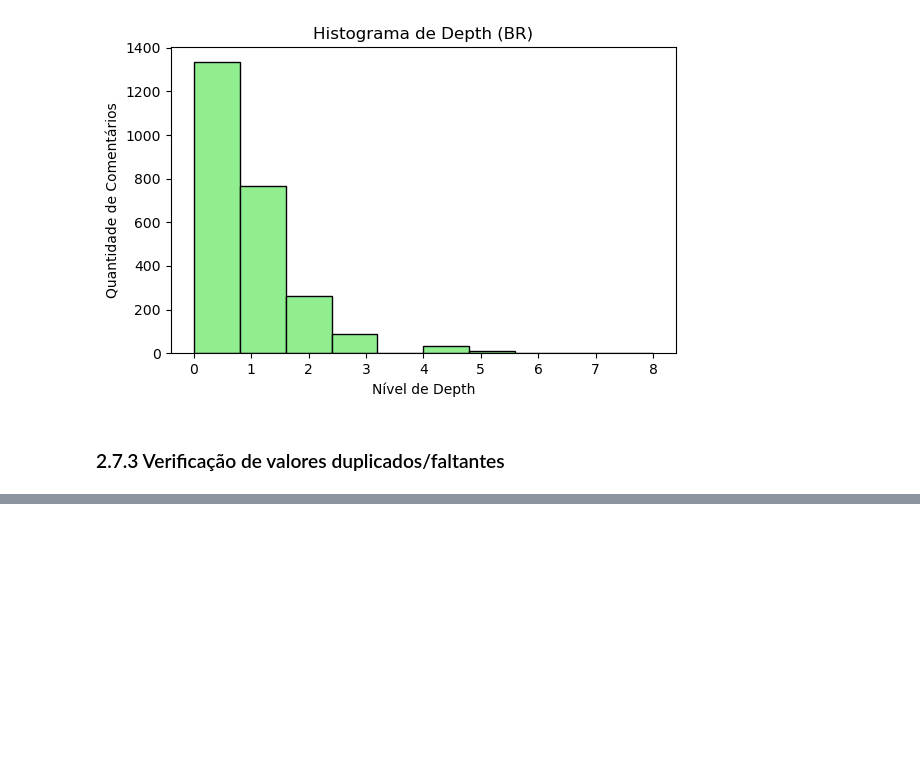
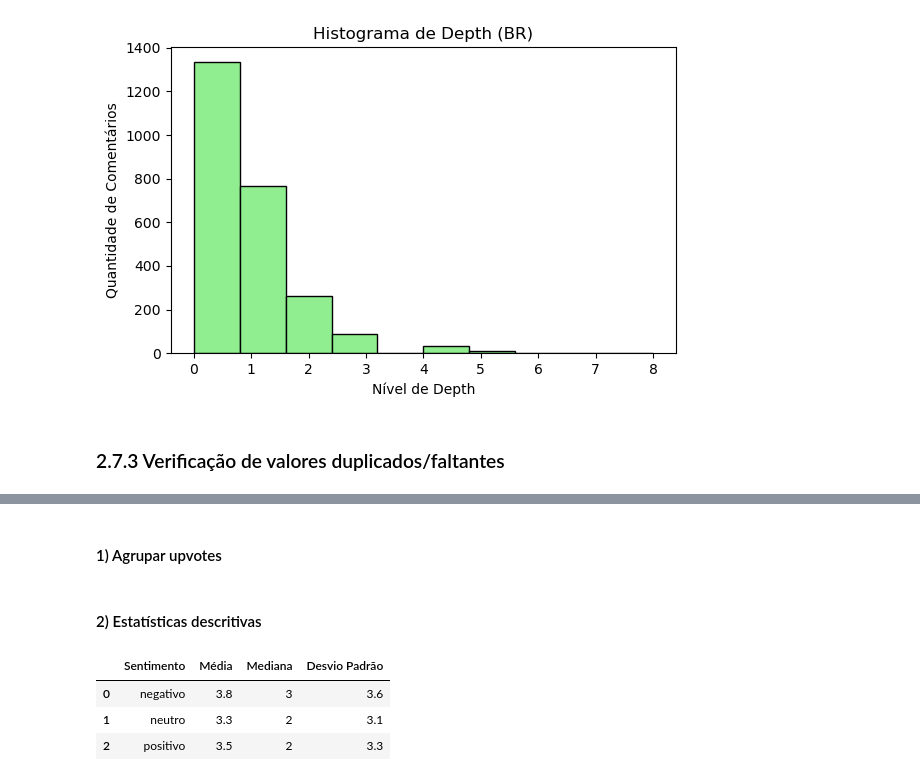
Before and after one commit to lucashsnery/Projeto-ICD, a Jupyter notebook: relatorio.ipynb, the cells around one changed output, grey strips where cells are left out. Cells and saved outputs as stored; diff of their text form; code cells hidden in the pictures; blank space fills up the shorter version.

```diff
--- a/relatorio.ipynb
+++ b/relatorio.ipynb
@@ -221,6 +234,12 @@ print(f"Duplicatas em BR:    {dup_br} de {len(df_br)} ({dup_br/len(df_br):.2%})\
 # Verificação de valores faltantes
 nulos = df_br['autor'].isna().sum()
 print(f"Comentários sem autor: (BR): {nulos} de {len(df_br)} ({nulos/len(df_br):.1%})\n")
+
+# Verificar valores mínimos e contagem de negativos
+for name, df in [('Geral', df_all), ('BR', df_br)]:
+    minimo = df['upvotes'].min()
+    qtd_neg = (df['upvotes'] < 0).sum()
+    print(f"{name}: upvotes mín: {minimo}, upvotes < 0: {qtd_neg}")
 # %% [output]
 Duplicatas em Geral: 434 de 12811 (3.39%)
 Duplicatas em BR:    52 de 2498 (2.08%)
@@ -228,0 +288,23 @@ Comentários sem autor: (BR): 68 de 2498 (2.7%)
+# %%
+for df in (df_all, df_br):
+    df.dropna(subset=['upvotes','depth'], inplace=True)
+
+
+def remove_outliers_iqr(df, col):
+    Q1 = df[col].quantile(0.25)
+    Q3 = df[col].quantile(0.75)
+    IQR = Q3 - Q1
+    low, high = Q1 - 1.5 * IQR, Q3 + 1.5 * IQR
+    return df[(df[col] >= low) & (df[col] <= high)]
+
+for name, df in [('Geral', df_all), ('BR', df_br)]:
+    before = len(df)
+    df_clean = remove_outliers_iqr(df, 'upvotes')
+    df_clean = remove_outliers_iqr(df_clean, 'depth')
+    after = len(df_clean)
+    print(f"{name}: {before} → {after} registros (removidos {(before-after)/before*100:.2f}%)")
+
+    if name == 'Geral':
+        df_all = df_clean.copy()
+    else:
+        df_br = df_clean.copy()
@@ -228,0 +392,23 @@ Comentários sem autor: (BR): 68 de 2498 (2.7%)
+# %% [markdown]
+#### 1) Agrupar upvotes
+# %%
+cats = ['negativo', 'neutro', 'positivo']  # ordem fixa
+groups = [df_all.loc[df_all['sentimento'] == c, 'upvotes'] for c in cats]
+# %% [markdown]
+#### 2) Estatísticas descritivas
+# %%
+stats = []
+for c, grp in zip(cats, groups):
+    stats.append({
+        'Sentimento': c,
+        'Média': round(grp.mean(), 1),
+        'Mediana': int(grp.median()),
+        'Desvio Padrão': round(grp.std(ddof=1), 1)
+    })
+summary_df = pd.DataFrame(stats)
+display(summary_df)
+# %% [output]
+|  | Sentimento | Média | Mediana | Desvio Padrão |
+| 0 | negativo | 3.8 | 3 | 3.6 |
+| 1 | neutro | 3.3 | 2 | 3.1 |
+| 2 | positivo | 3.5 | 2 | 3.3 |
```
Also changed, not shown: parts of 32 cells of this notebook.
